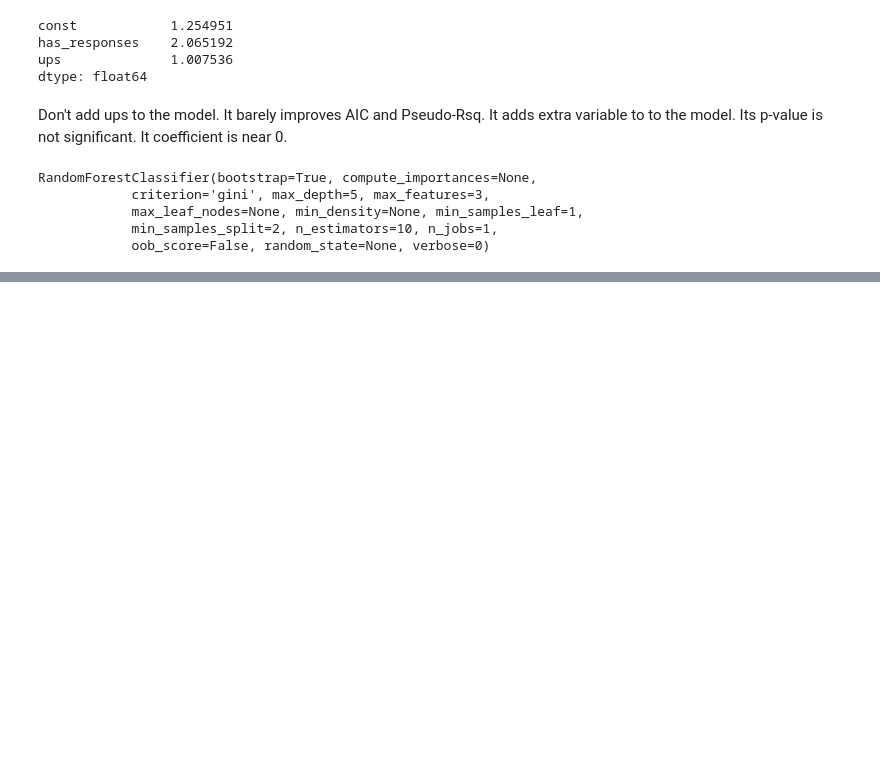
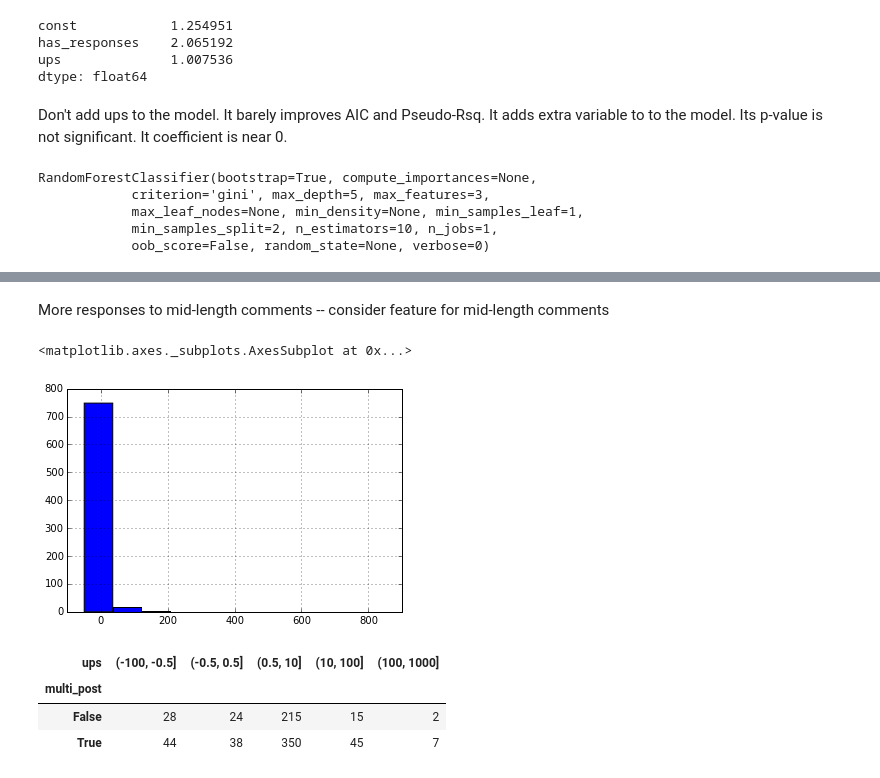
Before and after one commit to boazgurdin/reddit-churn, a Jupyter notebook: Model Building.ipynb, the cells around one changed output, grey strips where cells are left out. Saved outputs shown, nothing was run; the diff lists cells and outputs as text; code cells hidden in the pictures; blank space fills up the shorter version.

```diff
--- a/Model Building.ipynb
+++ b/Model Building.ipynb
@@ -182,0 +266,7 @@ preds = rfc.predict(first_post)
+# %% [markdown]
+More responses to mid-length comments -- consider feature for mid-length comments
+# %%
+first_post.ups.hist()
+# %% [output]
+<matplotlib.axes._subplots.AxesSubplot at 0x...>
+[figure, added]
@@ -182,0 +275,8 @@ preds = rfc.predict(first_post)
+# %%
+ups_crosstab = pd.crosstab(multi_post, ups_discrete)
+ups_crosstab
+# %% [output]
+| ups | (-100, -0.5] | (-0.5, 0.5] | (0.5, 10] | (10, 100] | (100, 1000] |
+| multi_post |  |  |  |  |  |
+| False | 28 | 24 | 215 | 15 | 2 |
+| True | 44 | 38 | 350 | 45 | 7 |
```
Also changed, not shown: parts of 26 cells of this notebook.
